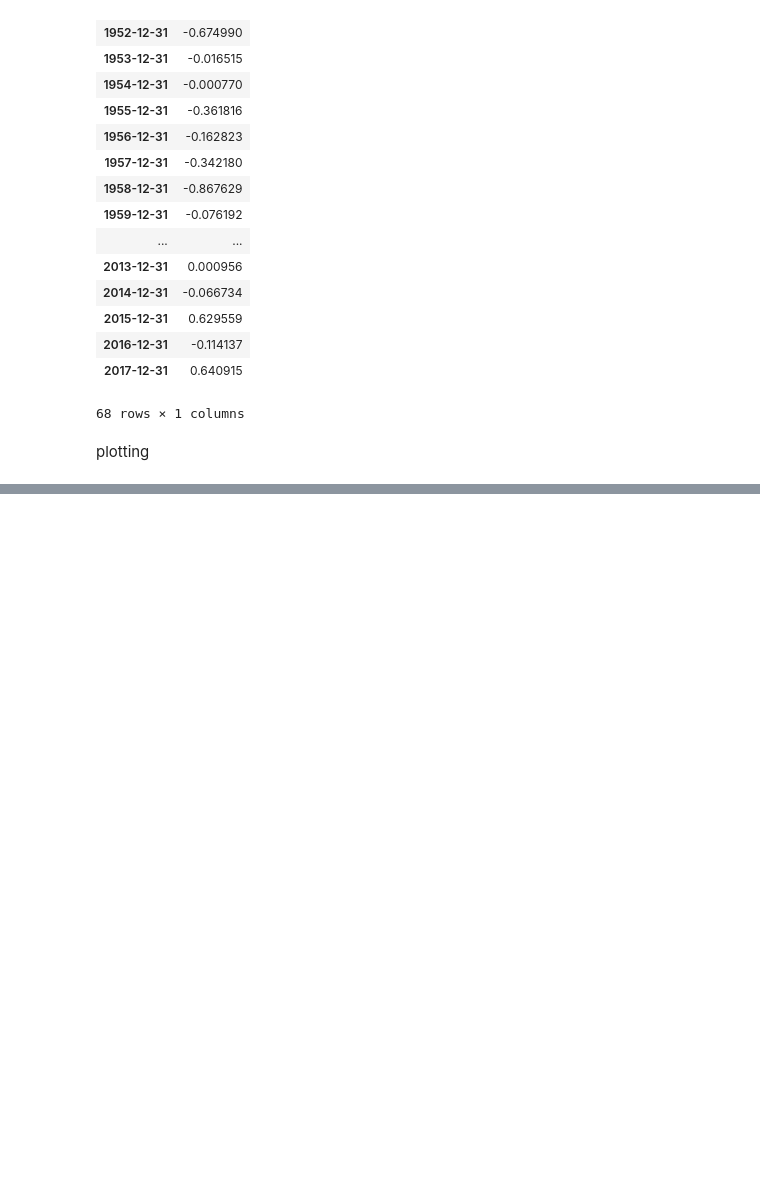
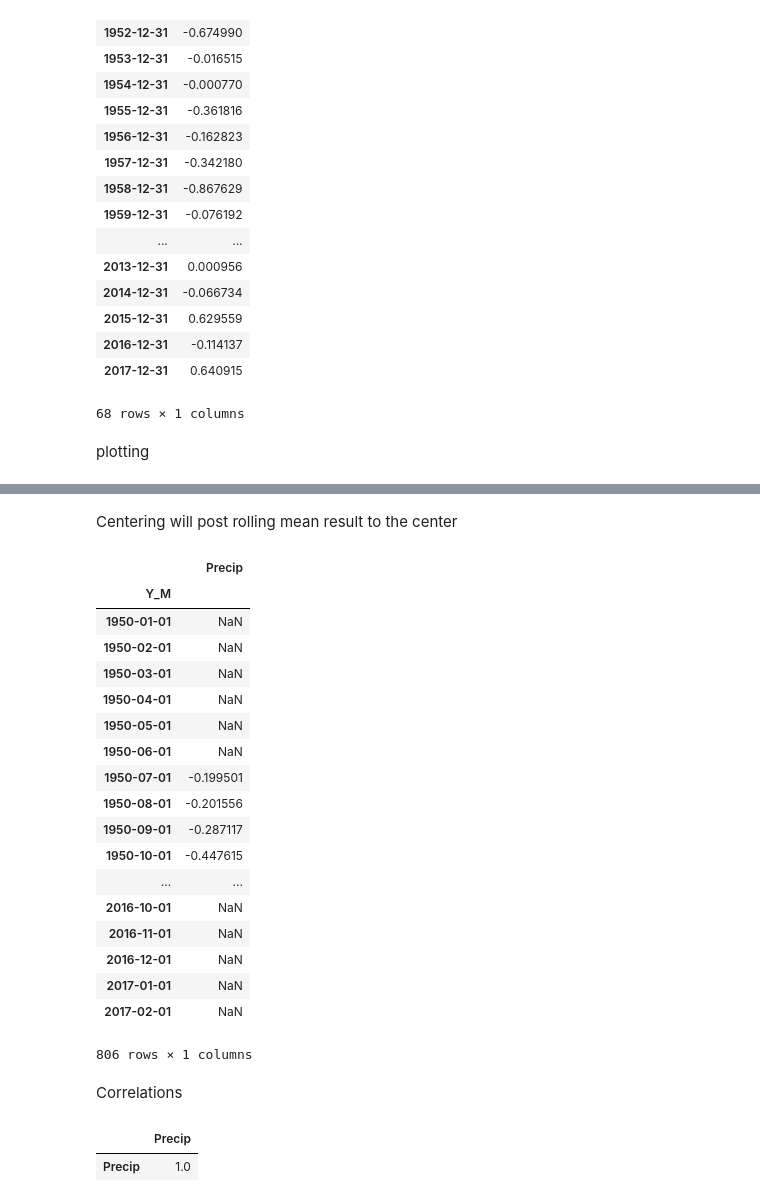
Before and after one commit to donghun2018/note-panda, a Jupyter notebook: TimeSeries_tutorial_01.ipynb, the cells around one changed output, grey strips where cells are left out. Drawn from its saved outputs; the diff is of its cells as text; code cells hidden in the pictures; blank space fills up the shorter version.

```diff
--- a/TimeSeries_tutorial_01.ipynb
+++ b/TimeSeries_tutorial_01.ipynb
@@ -113,0 +152,31 @@ plt.show()
+# %% [markdown]
+Centering will post rolling mean result to the center
+# %%
+DataFrame.rolling(df, window=12,center=True).mean()
+# %% [output]
+|  | Precip |
+| Y_M |  |
+| 1950-01-01 | NaN |
+| 1950-02-01 | NaN |
+| 1950-03-01 | NaN |
+| 1950-04-01 | NaN |
+| 1950-05-01 | NaN |
+| 1950-06-01 | NaN |
+| 1950-07-01 | -0.199501 |
+| 1950-08-01 | -0.201556 |
+| 1950-09-01 | -0.287117 |
+| 1950-10-01 | -0.447615 |
+| ... | ... |
+| 2016-10-01 | NaN |
+| 2016-11-01 | NaN |
+| 2016-12-01 | NaN |
+| 2017-01-01 | NaN |
+| 2017-02-01 | NaN |
+806 rows × 1 columns
+# %% [markdown]
+Correlations
+# %%
+df.corr()
+# %% [output]
+|  | Precip |
+| Precip | 1.0 |
```
Also changed, not shown: parts of 21 cells of this notebook.
